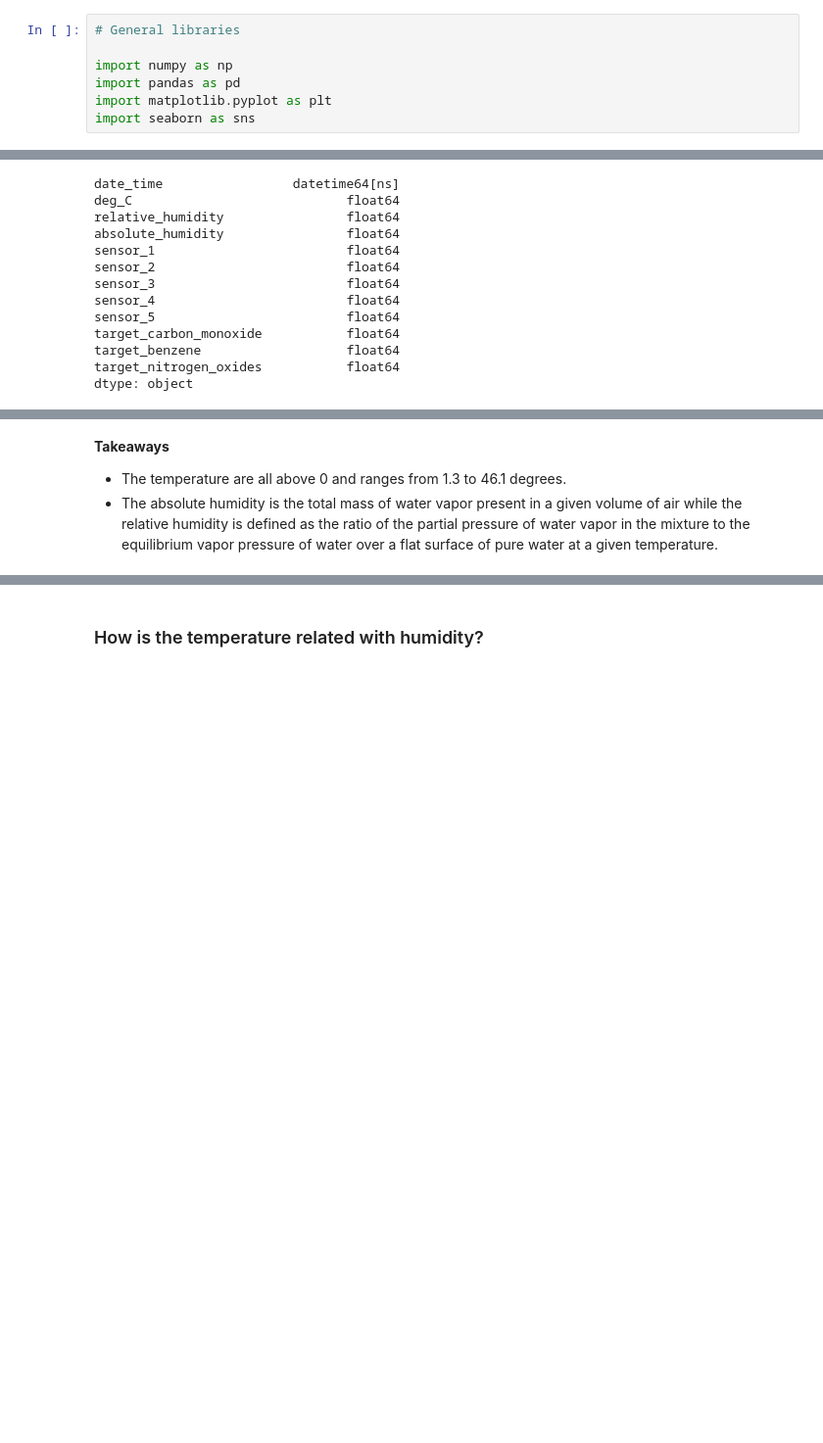
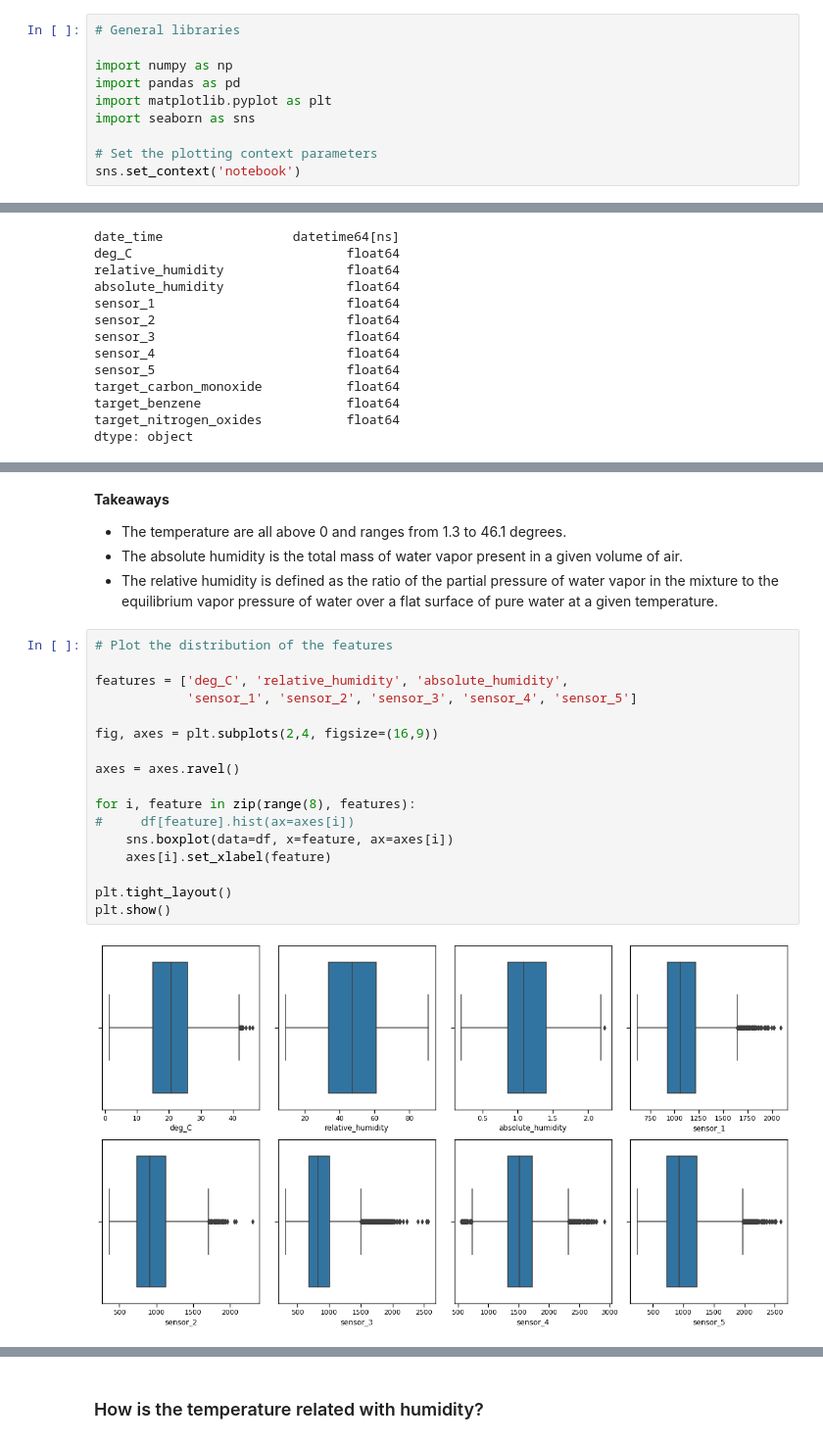
Before and after one commit to Yongliang-Shi/predicting-air-pollution, a Jupyter notebook: MVP.ipynb, the cells around one changed output, grey strips where cells are left out. Shown: that part at 98% size. Drawn from its saved outputs; the diff is of its cells as text; blank space fills up the shorter version.

Commit message:
plot the distributions of the features

```diff
--- a/MVP.ipynb
+++ b/MVP.ipynb
@@ -7,6 +7,9 @@ import numpy as np
 import pandas as pd
 import matplotlib.pyplot as plt
 import seaborn as sns
+
+# Set the plotting context parameters
+sns.set_context('notebook')
 # %% [markdown]
 ### Acuqire the Training Data
 # %%
@@ -122,4 +125,24 @@ df.describe()
 # %% [markdown]
 **Takeaways**
 - The temperature are all above 0 and ranges from 1.3 to 46.1 degrees.
-- The absolute humidity is the total mass of water vapor present in a given volume of air while the relative humidity is defined as the ratio of the partial pressure of water vapor in the mixture to the equilibrium vapor pressure of water over a flat surface of pure water at a given temperature.
+- The absolute humidity is the total mass of water vapor present in a given volume of air.
+- The relative humidity is defined as the ratio of the partial pressure of water vapor in the mixture to the equilibrium vapor pressure of water over a flat surface of pure water at a given temperature.
+# %%
+# Plot the distribution of the features
+
+features = ['deg_C', 'relative_humidity', 'absolute_humidity',
+            'sensor_1', 'sensor_2', 'sensor_3', 'sensor_4', 'sensor_5']
+
+fig, axes = plt.subplots(2,4, figsize=(16,9))
+
+axes = axes.ravel()
+
+for i, feature in zip(range(8), features):
+#     df[feature].hist(ax=axes[i])
+    sns.boxplot(data=df, x=feature, ax=axes[i])
+    axes[i].set_xlabel(feature)
+
+plt.tight_layout()
+plt.show()
+# %% [output]
+[figure, added]
```
Also changed, not shown: parts of 7 cells of this notebook.
